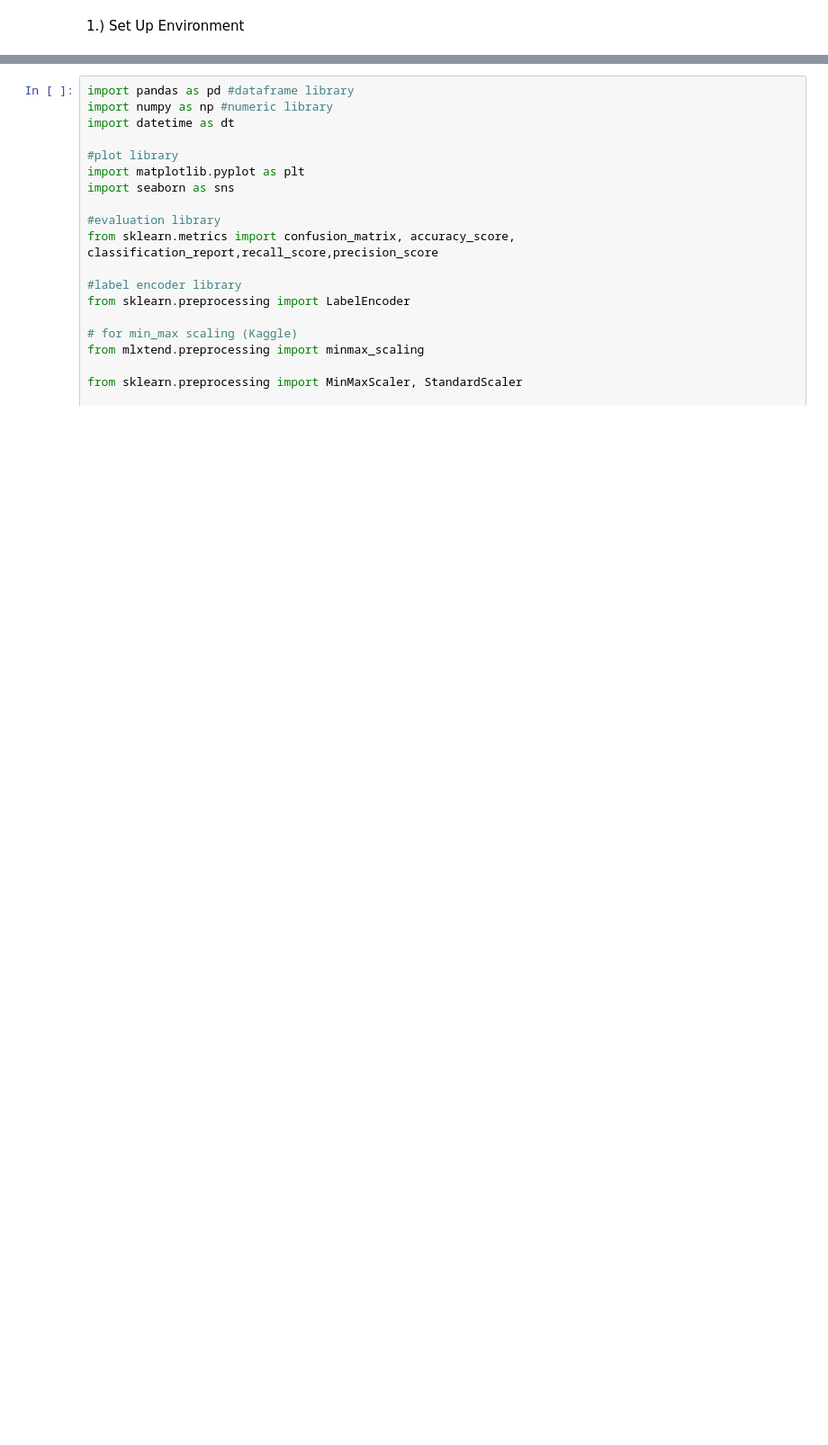
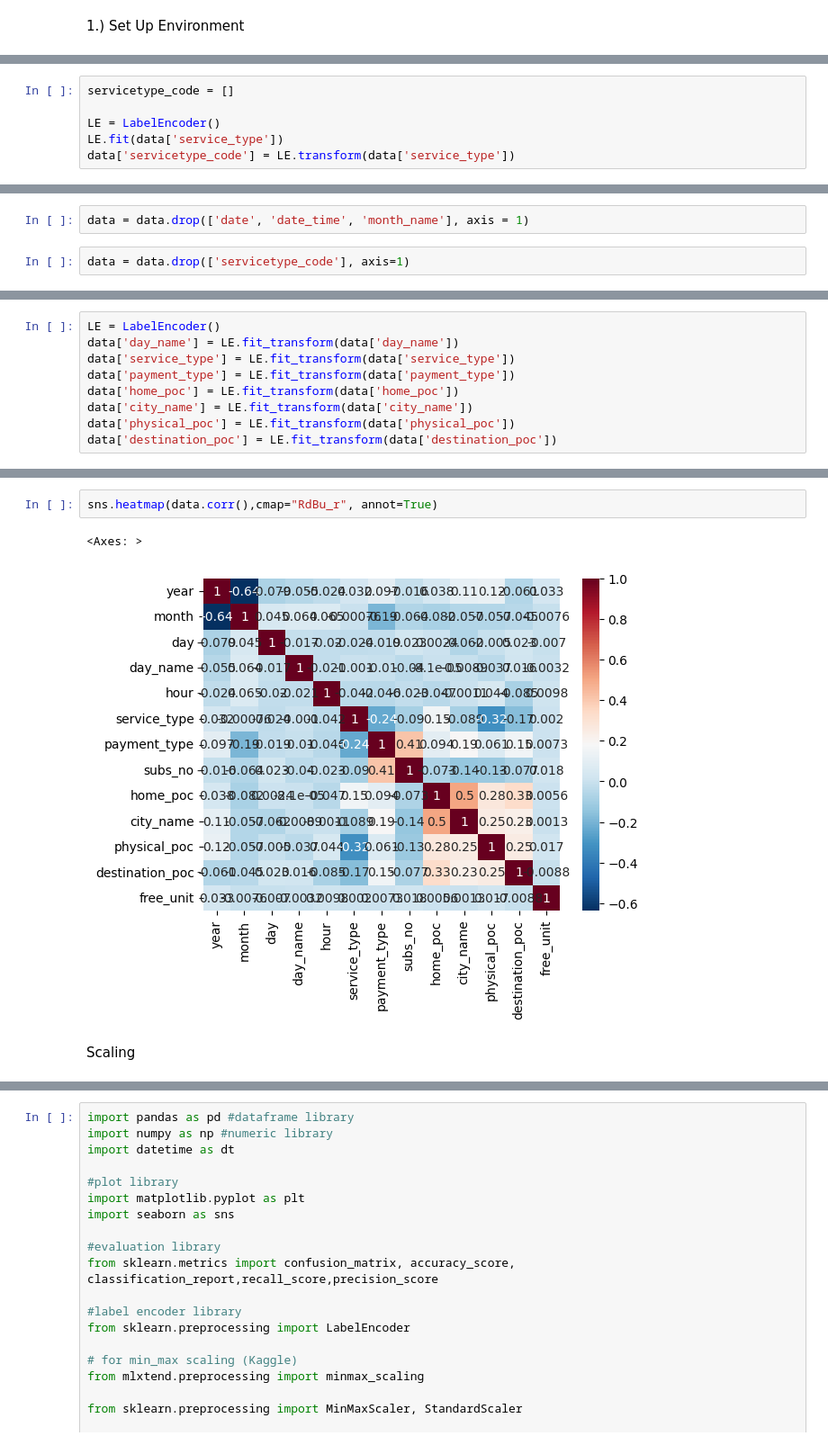
Before and after one commit to TAdatafabric/Fabricity-web, a Jupyter notebook: Data.ipynb, the cells around one changed output, grey strips where cells are left out. Shown at 90% size. Drawn from its saved outputs; the diff is of its cells as text; blank space fills up the shorter version.

Commit message:
ini buat data cindy kayla terbaru

```diff
--- a/Data.ipynb
+++ b/Data.ipynb
@@ -2,0 +363,6 @@
+# %%
+servicetype_code = []
+
+LE = LabelEncoder()
+LE.fit(data['service_type'])
+data['servicetype_code'] = LE.transform(data['service_type'])
@@ -2,0 +404,4 @@
+# %%
+data = data.drop(['date', 'date_time', 'month_name'], axis = 1)
+# %%
+data = data.drop(['servicetype_code'], axis=1)
@@ -2,0 +419,9 @@
+# %%
+LE = LabelEncoder()
+data['day_name'] = LE.fit_transform(data['day_name'])
+data['service_type'] = LE.fit_transform(data['service_type'])
+data['payment_type'] = LE.fit_transform(data['payment_type'])
+data['home_poc'] = LE.fit_transform(data['home_poc'])
+data['city_name'] = LE.fit_transform(data['city_name'])
+data['physical_poc'] = LE.fit_transform(data['physical_poc'])
+data['destination_poc'] = LE.fit_transform(data['destination_poc'])
@@ -2,0 +437,7 @@
+# %%
+sns.heatmap(data.corr(),cmap="RdBu_r", annot=True)
+# %% [output]
+<Axes: >
+[figure, added]
+# %% [markdown]
+Scaling
```
Also changed, not shown: parts of 72 cells of this notebook.
